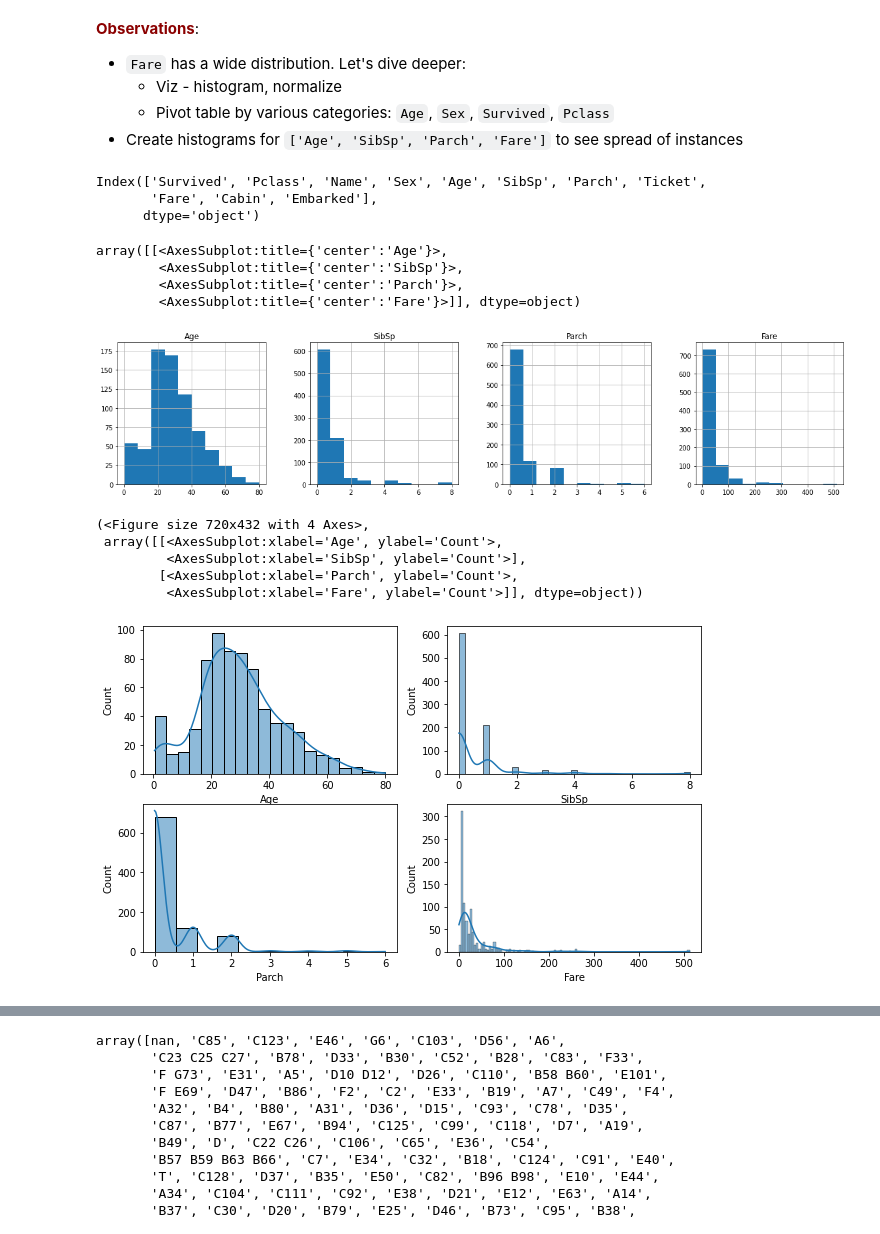
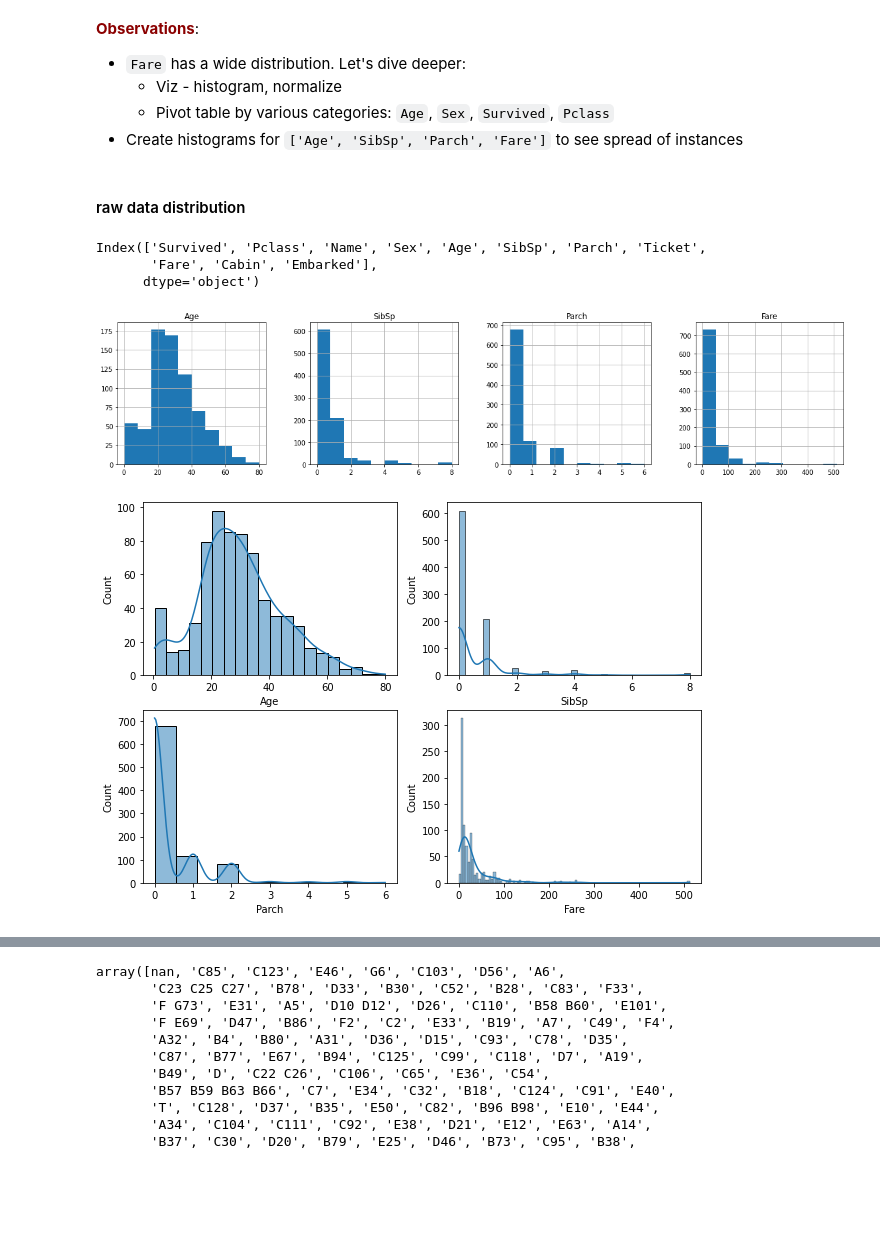
Before and after one commit to johnklee/kutils_analysis, a Jupyter notebook: demo/kaggle_titanic.ipynb, the cells around one changed output, grey strips where cells are left out. Cells and saved outputs as stored; diff of their text form; code cells hidden in the pictures; blank space fills up the shorter version.

```diff
--- a/demo/kaggle_titanic.ipynb
+++ b/demo/kaggle_titanic.ipynb
@@ -149,6 +159,9 @@ train_df.describe()
     * Viz - histogram, normalize
     * Pivot table by various categories: `Age`, `Sex`, `Survived`, `Pclass`
 * Create histograms for `['Age', 'SibSp', 'Parch', 'Fare']` to see spread of instances
+# %% [markdown]
+<a id='raw_data_distribution'></a>
+#### raw data distribution
 # %%
 # list of columns for segmentation
 train_df.columns
@@ -162,21 +175,12 @@ df_num = train_df[['Age', 'SibSp', 'Parch', 'Fare']]
 df_cat = train_df[['Pclass', 'Sex', 'Ticket', 'Cabin', 'Embarked', 'Name']]
 # %%
 als_hist = histplot.Utils(train_df)
-als_hist.hist(df_num.columns)
+ax_list = als_hist.hist(df_num.columns)
 # %% [output]
-array([[<AxesSubplot:title={'center':'Age'}>,
-        <AxesSubplot:title={'center':'SibSp'}>,
-        <AxesSubplot:title={'center':'Parch'}>,
-        <AxesSubplot:title={'center':'Fare'}>]], dtype=object)
 [figure]
 # %%
-als_hist.sns_hist(df_num.columns, col_num=2, figsize=(10, 6))
+ax_list = als_hist.sns_hist(df_num.columns, col_num=2, figsize=(10, 7))
 # %% [output]
-(<Figure size 720x432 with 4 Axes>,
- array([[<AxesSubplot:xlabel='Age', ylabel='Count'>,
-         <AxesSubplot:xlabel='SibSp', ylabel='Count'>],
-        [<AxesSubplot:xlabel='Parch', ylabel='Count'>,
-         <AxesSubplot:xlabel='Fare', ylabel='Count'>]], dtype=object))
-[figure, old version]
+[figure, new version]
 # %%
 als_bar = barplot.Utils(train_df)
```
Also changed, not shown: parts of 76 cells of this notebook, 1 other file.
